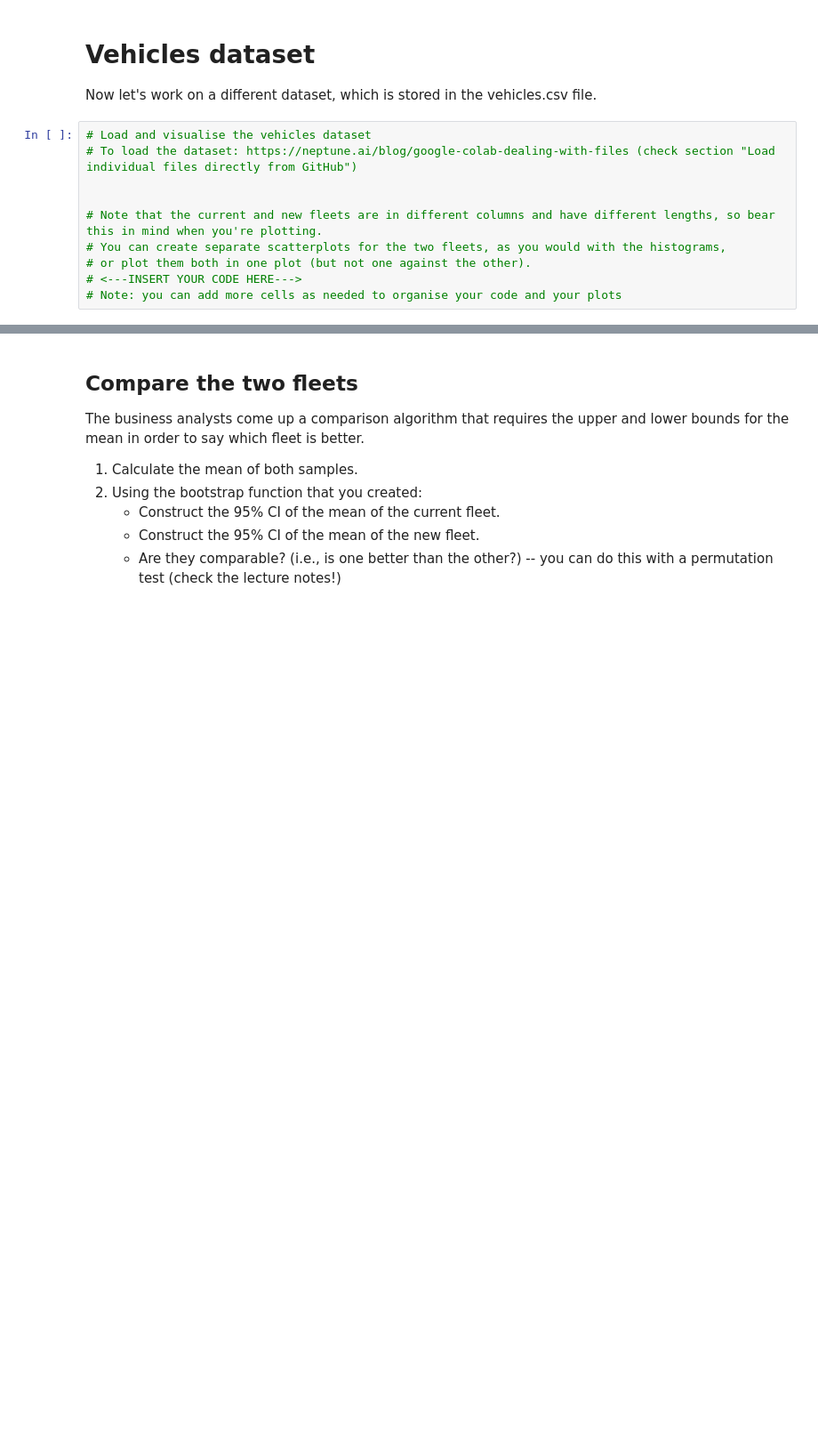
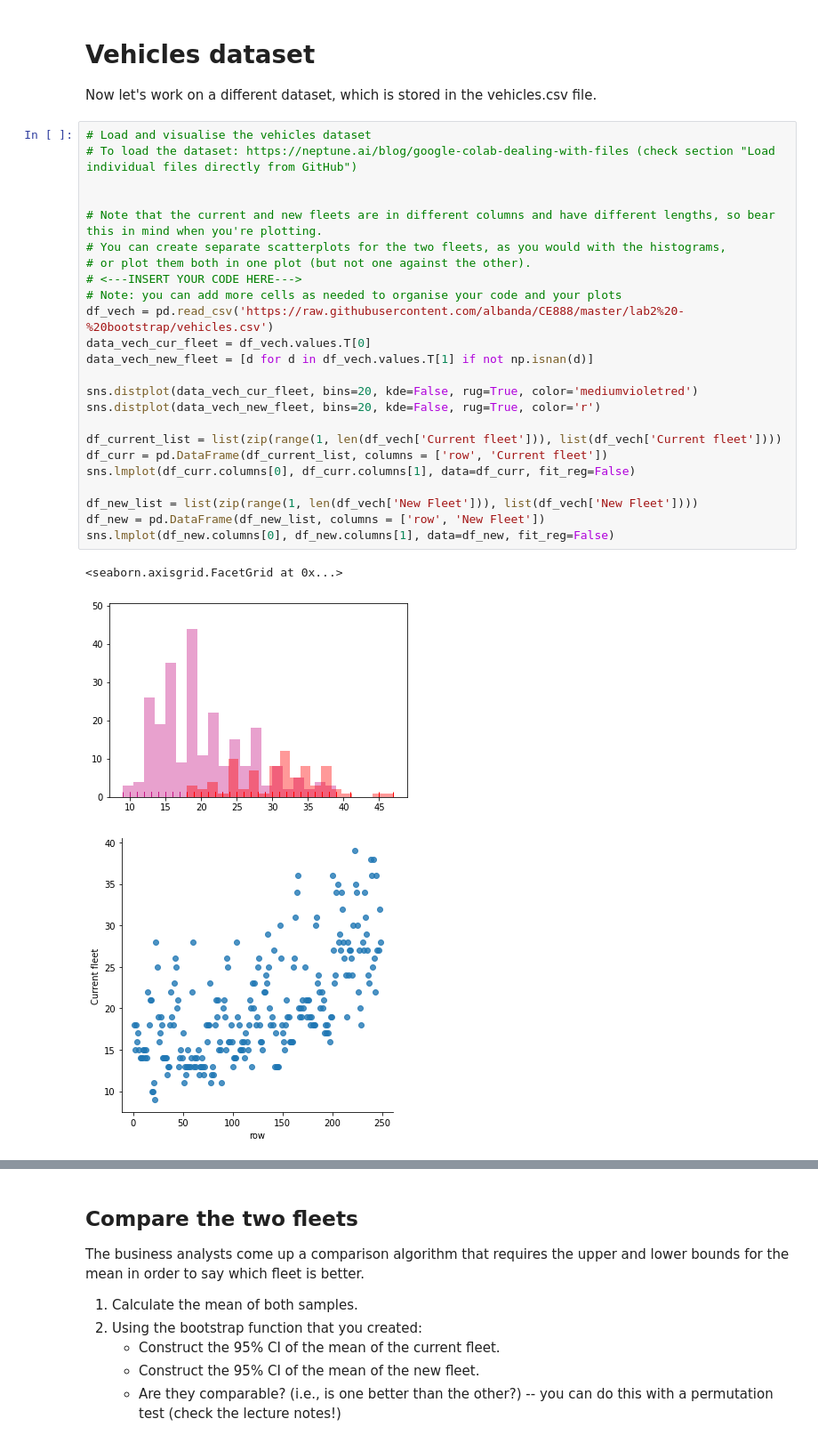
Before and after one commit to naina1192/CE888, a Jupyter notebook: lab2 - bootstrap/bootstrap.ipynb, the cells around one changed output, grey strips where cells are left out. Shown at 89% size. Saved outputs shown, nothing was run; the diff lists cells and outputs as text; blank space fills up the shorter version.

```diff
--- a/lab2 - bootstrap/bootstrap.ipynb
+++ b/lab2 - bootstrap/bootstrap.ipynb
@@ -78,10 +90,28 @@ Now let's work on a different dataset, which is stored in the vehicles.csv file.
 # %%
 # Load and visualise the vehicles dataset
 # To load the dataset: https://neptune.ai/blog/google-colab-dealing-with-files (check section "Load individual files directly from GitHub")
 
 
 # Note that the current and new fleets are in different columns and have different lengths, so bear this in mind when you're plotting.
 # You can create separate scatterplots for the two fleets, as you would with the histograms,
 # or plot them both in one plot (but not one against the other).
 # <---INSERT YOUR CODE HERE--->
 # Note: you can add more cells as needed to organise your code and your plots
+df_vech = pd.read_csv('https://raw.githubusercontent.com/albanda/CE888/master/lab2%20-%20bootstrap/vehicles.csv')
+data_vech_cur_fleet = df_vech.values.T[0]
+data_vech_new_fleet = [d for d in df_vech.values.T[1] if not np.isnan(d)]
+
+sns.distplot(data_vech_cur_fleet, bins=20, kde=False, rug=True, color='mediumvioletred')
+sns.distplot(data_vech_new_fleet, bins=20, kde=False, rug=True, color='r')
+
+df_current_list = list(zip(range(1, len(df_vech['Current fleet'])), list(df_vech['Current fleet'])))
+df_curr = pd.DataFrame(df_current_list, columns = ['row', 'Current fleet'])
+sns.lmplot(df_curr.columns[0], df_curr.columns[1], data=df_curr, fit_reg=False)
+
+df_new_list = list(zip(range(1, len(df_vech['New Fleet'])), list(df_vech['New Fleet'])))
+df_new = pd.DataFrame(df_new_list, columns = ['row', 'New Fleet'])
+sns.lmplot(df_new.columns[0], df_new.columns[1], data=df_new, fit_reg=False)
+# %% [output]
+<seaborn.axisgrid.FacetGrid at 0x...>
+[figure, added]
+[figure, added]
```
Also changed, not shown: parts of 8 cells of this notebook.
